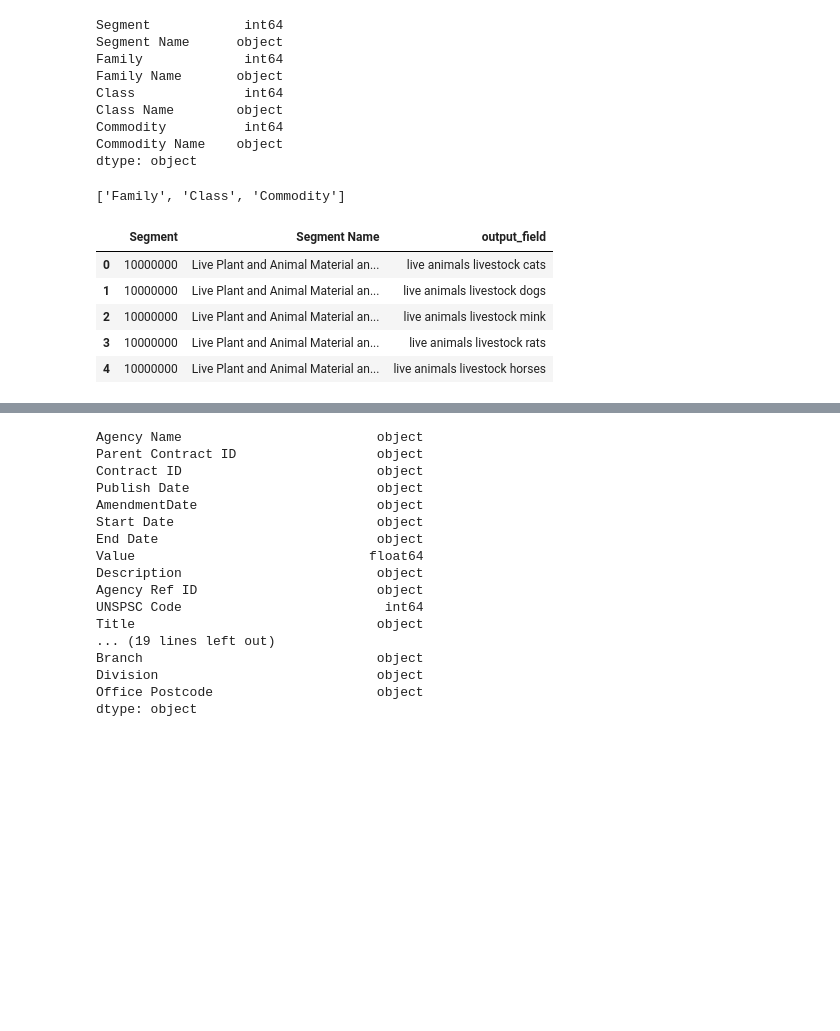
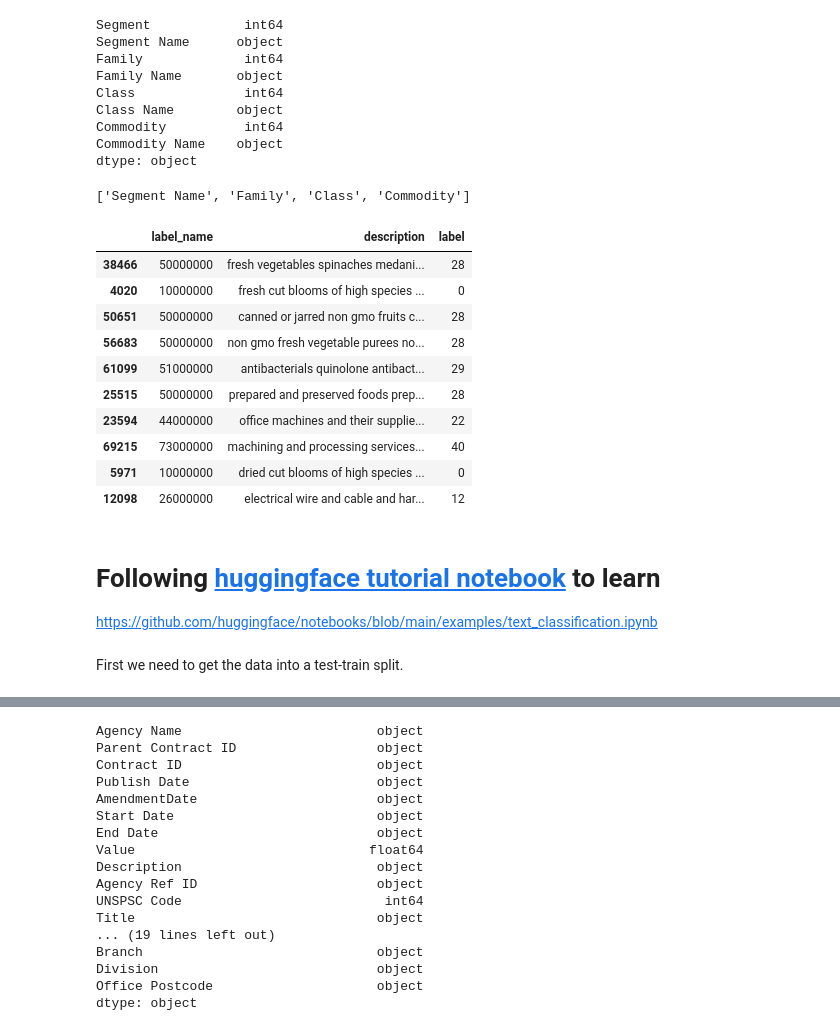
Before and after one commit to mgray39/unspsc-classification, a Jupyter notebook: running_notebook.ipynb, the cells around one changed output, grey strips where cells are left out. Cells and saved outputs as stored; diff of their text form; code cells hidden in the pictures; blank space fills up the shorter version.

Commit message:
development of distilbert training

```diff
--- a/running_notebook.ipynb
+++ b/running_notebook.ipynb
@@ -75,12 +75,12 @@ Commodity          int64
 Commodity Name    object
 dtype: object
 # %%
-index_columns = ['Segment', 'Segment Name']
+index_columns = ['Segment']
 column_list = ['Family Name', 'Class Name', 'Commodity Name']
 
 [column for column in codes.columns if ((column not in column_list) and (column not in index_columns))]
 # %% [output]
-['Family', 'Class', 'Commodity']
+['Segment Name', 'Family', 'Class', 'Commodity']
 # %%
 def concatenate_and_remove(df: pd.DataFrame, column_list: list, index_columns: list) -> pd.DataFrame:
 
@@ -95,13 +95,27 @@ def concatenate_and_remove(df: pd.DataFrame, column_list: list, index_columns: l
 
     return df
 # %%
-cleaned_df = codes.pipe(concatenate_and_remove, column_list, index_columns)
+cleaned_df = (codes
+              .pipe(concatenate_and_remove, column_list, index_columns)
+              .assign(label = lambda df: df.groupby(['Segment']).ngroup())
+              .rename(columns = {'Segment':'label_name',
+                                 'output_field':'description'}))
-# %%
-cleaned_df.head()
-# %% [output]
-|  | Segment | Segment Name | output_field |
-| 0 | 10000000 | Live Plant and Animal Material an... | live animals livestock cats |
-| 1 | 10000000 | Live Plant and Animal Material an... | live animals livestock dogs |
-| 2 | 10000000 | Live Plant and Animal Material an... | live animals livestock mink |
-| 3 | 10000000 | Live Plant and Animal Material an... | live animals livestock rats |
-| 4 | 10000000 | Live Plant and Animal Material an... | live animals livestock horses |
+# %%
+cleaned_df.sample(10)
+# %% [output]
+|  | label_name | description | label |
+| 38466 | 50000000 | fresh vegetables spinaches medani... | 28 |
+| 4020 | 10000000 | fresh cut blooms of high species ... | 0 |
+| 50651 | 50000000 | canned or jarred non gmo fruits c... | 28 |
+| 56683 | 50000000 | non gmo fresh vegetable purees no... | 28 |
+| 61099 | 51000000 | antibacterials quinolone antibact... | 29 |
+| 25515 | 50000000 | prepared and preserved foods prep... | 28 |
+| 23594 | 44000000 | office machines and their supplie... | 22 |
+| 69215 | 73000000 | machining and processing services... | 40 |
+| 5971 | 10000000 | dried cut blooms of high species ... | 0 |
+| 12098 | 26000000 | electrical wire and cable and har... | 12 |
+# %% [markdown]
+# Following [huggingface tutorial notebook](https://github.com/huggingface/notebooks/blob/main/examples/text_classification.ipynb) to learn
+https://github.com/huggingface/notebooks/blob/main/examples/text_classification.ipynb
+# %% [markdown]
+First we need to get the data into a test-train split.
```
Also changed, not shown: parts of 38 cells of this notebook, 1 other file.
